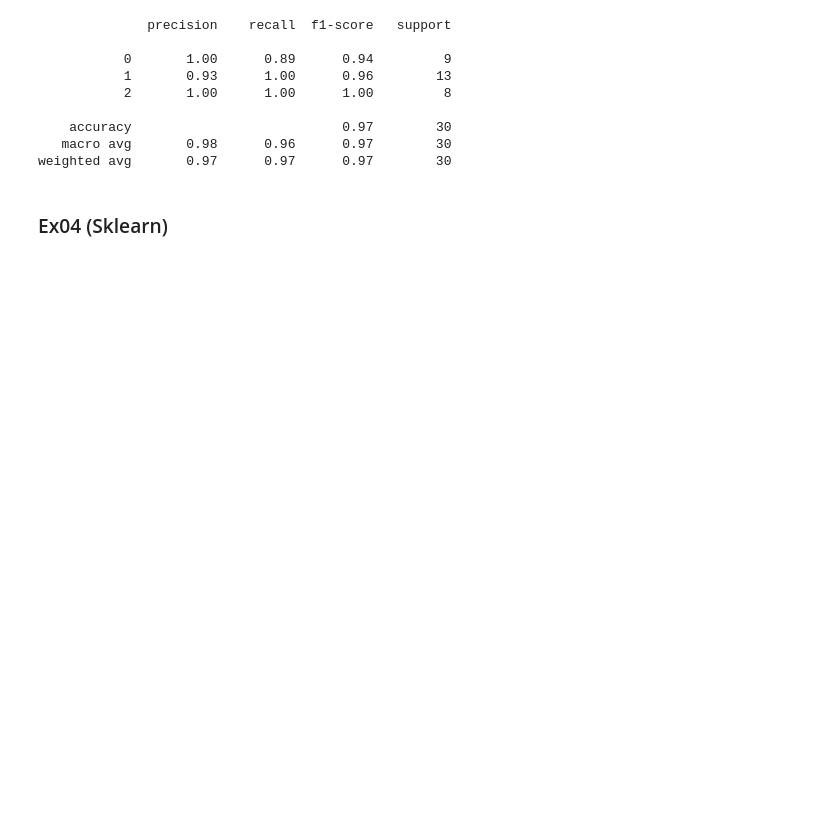
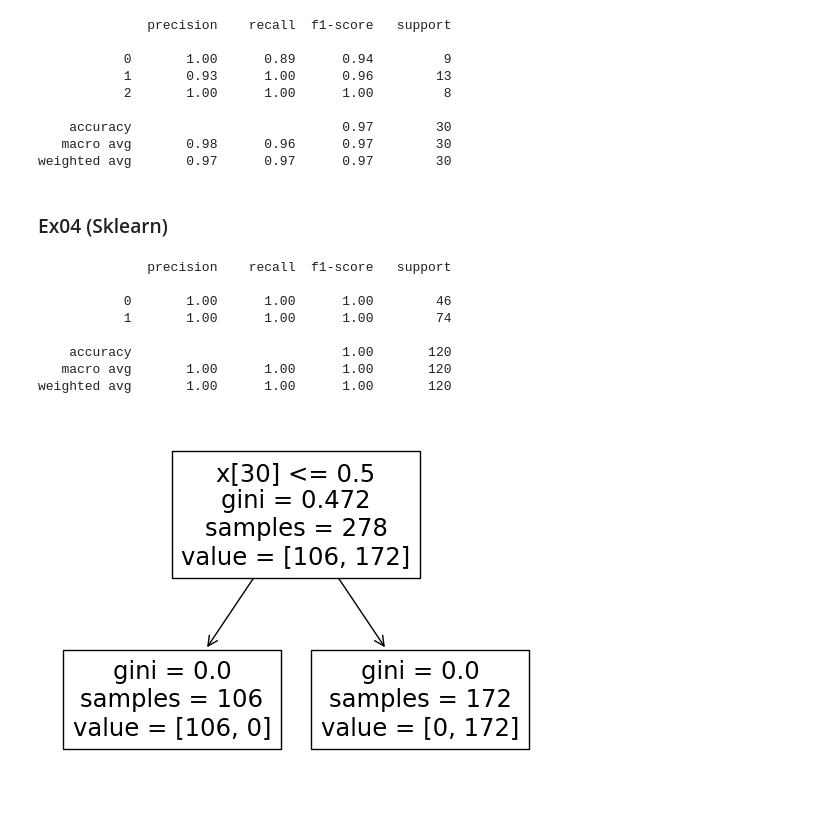
Before and after one commit to ayoubabounakif/data-science-modules, a Jupyter notebook: notebook_m04.ipynb, the cells around one changed output. Saved outputs shown, nothing was run; the diff lists cells and outputs as text; code cells hidden in the pictures; blank space fills up the shorter version.

```diff
--- a/notebook_m04.ipynb
+++ b/notebook_m04.ipynb
@@ -368,3 +363,34 @@ print(classification_report(y_test, predictions))
 weighted avg       0.97      0.97      0.97        30
 # %% [markdown]
 ### Ex04 (Sklearn)
+# %%
+### Ex04 (Sklearn)
+train_data = pd.read_csv('./knights/Training_knight.csv')
+validation_data = pd.read_csv('./knights/Validation_knight.csv')
+
+train_data['knight'] = train_data['knight'].astype('category').cat.codes
+validation_data['knight'] = validation_data['knight'].astype('category').cat.codes
+
+X_train = train_data.values
+y_train = train_data['knight'].values
+
+X_validation = validation_data.values
+y_validation = validation_data['knight'].values
+
+clf = tree.DecisionTreeClassifier()
+clf = clf.fit(X_train, y_train)
+predictions = clf.predict(X_validation)
+
+print(classification_report(y_validation, predictions))
+tree.plot_tree(clf)
+plt.show()
+# %% [output]
+              precision    recall  f1-score   support
+
+           0       1.00      1.00      1.00        46
+           1       1.00      1.00      1.00        74
+
+    accuracy                           1.00       120
+   macro avg       1.00      1.00      1.00       120
+weighted avg       1.00      1.00      1.00       120
+[figure, added]
```
Also changed, not shown: parts of 7 cells of this notebook.
